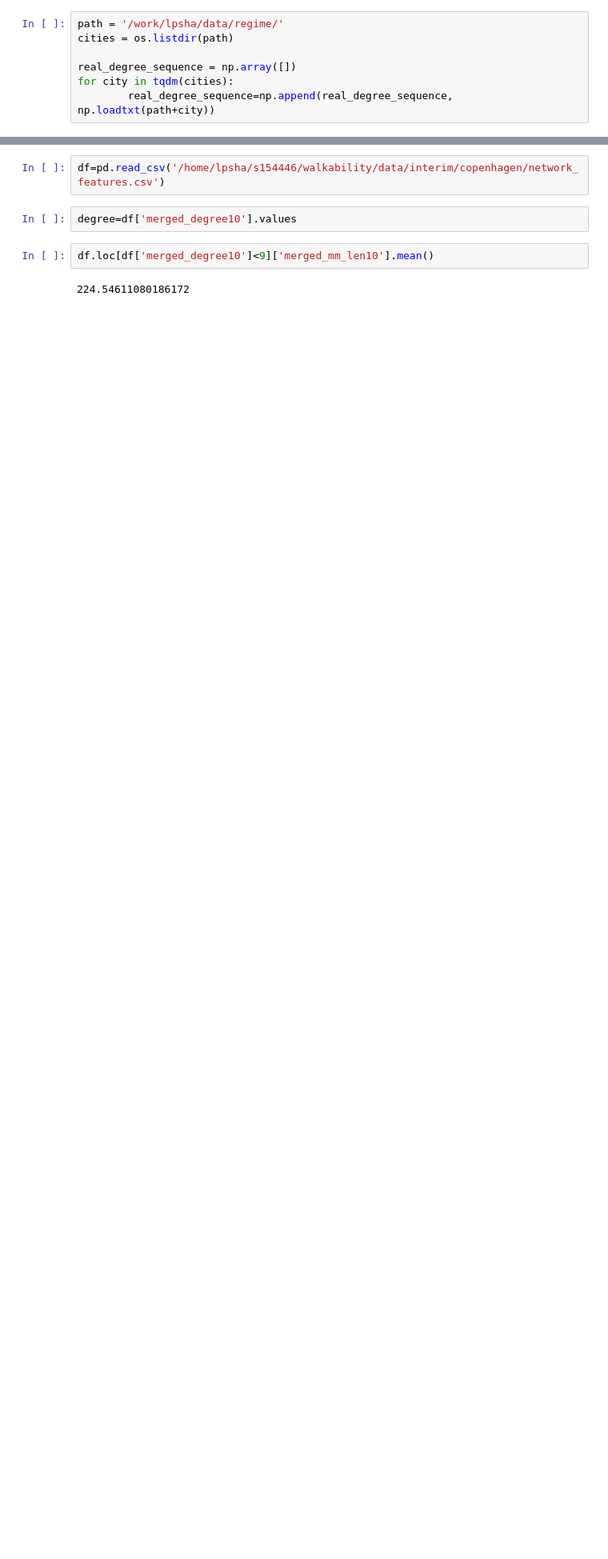
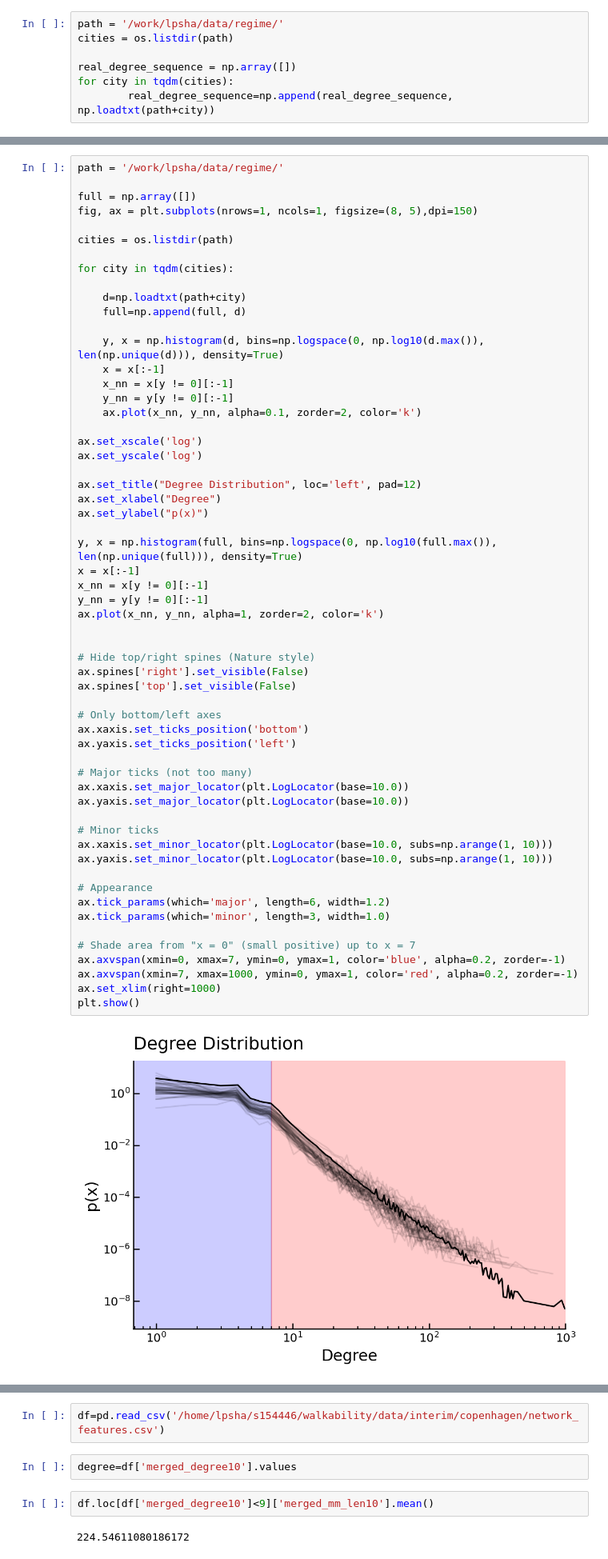
Before and after one commit to LassePSH/DualGraphDirCon, a Jupyter notebook: degree_fit.ipynb, the cells around one changed output, grey strips where cells are left out. Shown at 80% size. Cells and saved outputs as stored; diff of their text form; blank space fills up the shorter version.

```diff
--- a/degree_fit.ipynb
+++ b/degree_fit.ipynb
@@ -90,3 +129,63 @@ plt.show()
+# %%
+path = '/work/lpsha/data/regime/'
+
+full = np.array([])
+fig, ax = plt.subplots(nrows=1, ncols=1, figsize=(8, 5),dpi=150)
+
+cities = os.listdir(path)
+
+for city in tqdm(cities):
+
+    d=np.loadtxt(path+city)
+    full=np.append(full, d)
+
+    y, x = np.histogram(d, bins=np.logspace(0, np.log10(d.max()), len(np.unique(d))), density=True)
+    x = x[:-1]
+    x_nn = x[y != 0][:-1]
+    y_nn = y[y != 0][:-1]
+    ax.plot(x_nn, y_nn, alpha=0.1, zorder=2, color='k')
+
+ax.set_xscale('log')
+ax.set_yscale('log')
+
+ax.set_title("Degree Distribution", loc='left', pad=12)
+ax.set_xlabel("Degree")
+ax.set_ylabel("p(x)")
+
+y, x = np.histogram(full, bins=np.logspace(0, np.log10(full.max()), len(np.unique(full))), density=True)
+x = x[:-1]
+x_nn = x[y != 0][:-1]
+y_nn = y[y != 0][:-1]
+ax.plot(x_nn, y_nn, alpha=1, zorder=2, color='k')
+
+
+# Hide top/right spines (Nature style)
+ax.spines['right'].set_visible(False)
+ax.spines['top'].set_visible(False)
+
+# Only bottom/left axes
+ax.xaxis.set_ticks_position('bottom')
+ax.yaxis.set_ticks_position('left')
+
+# Major ticks (not too many)
+ax.xaxis.set_major_locator(plt.LogLocator(base=10.0))
+ax.yaxis.set_major_locator(plt.LogLocator(base=10.0))
+
+# Minor ticks
+ax.xaxis.set_minor_locator(plt.LogLocator(base=10.0, subs=np.arange(1, 10)))
+ax.yaxis.set_minor_locator(plt.LogLocator(base=10.0, subs=np.arange(1, 10)))
+
+# Appearance
+ax.tick_params(which='major', length=6, width=1.2)
+ax.tick_params(which='minor', length=3, width=1.0)
+
+# Shade area from "x = 0" (small positive) up to x = 7
+ax.axvspan(xmin=0, xmax=7, ymin=0, ymax=1, color='blue', alpha=0.2, zorder=-1)
+ax.axvspan(xmin=7, xmax=1000, ymin=0, ymax=1, color='red', alpha=0.2, zorder=-1)
+ax.set_xlim(right=1000)
+plt.show()
+# %% [output]
+[figure, added]
 # %%
 def compute_ks(degree,min_range):
     distance = []
```
Also changed, not shown: parts of 9 cells of this notebook, 1 other file.
